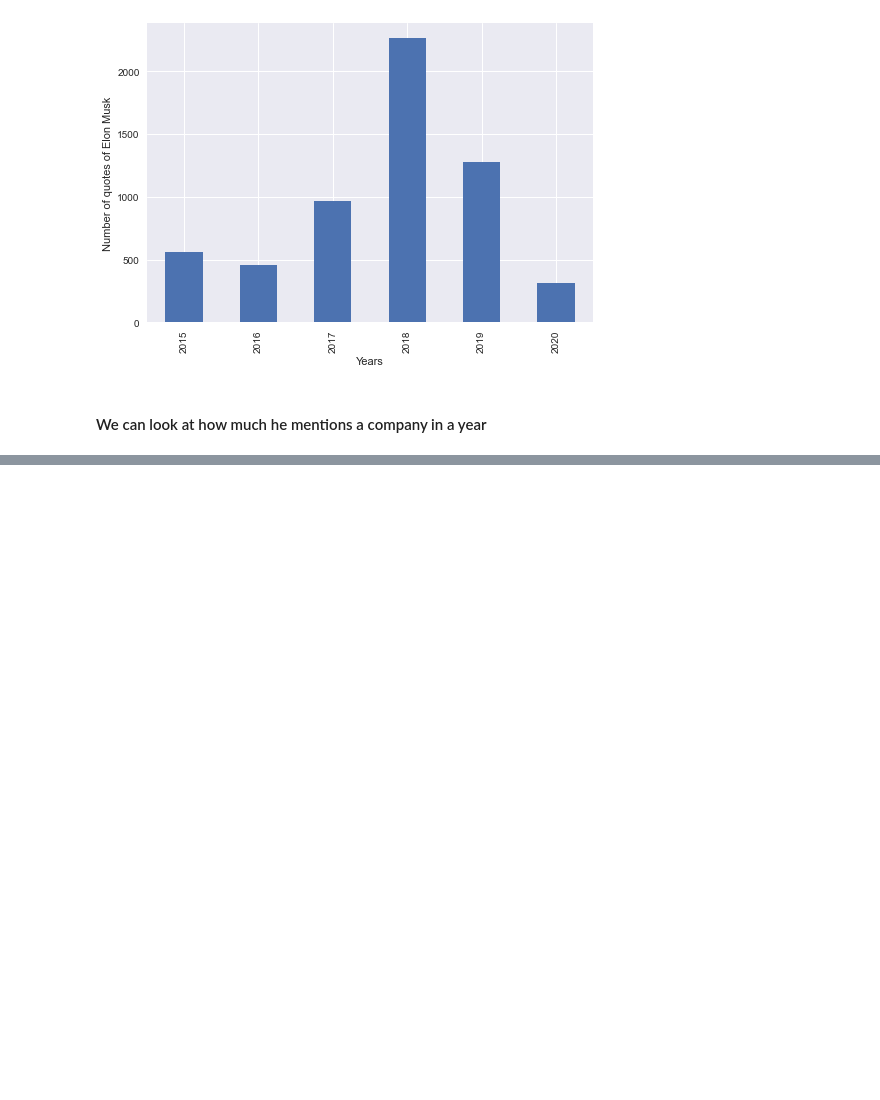
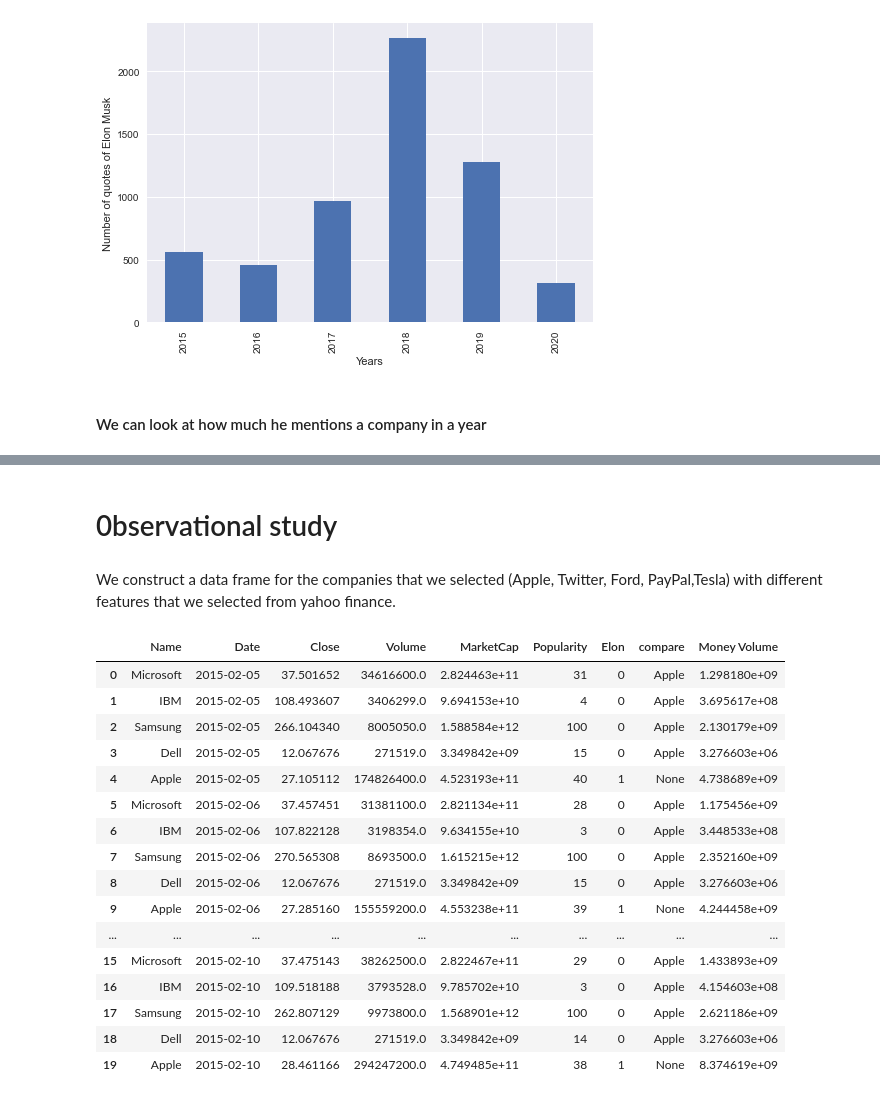
Before and after one commit to LobsterChampage/ada-2021-project-madagascar, a Jupyter notebook: Main.ipynb, the cells around one changed output, grey strips where cells are left out. Cells and saved outputs as stored; diff of their text form; code cells hidden in the pictures; blank space fills up the shorter version.

```diff
--- a/Main.ipynb
+++ b/Main.ipynb
@@ -165,0 +144,4 @@ apples_pol
+# %% [markdown]
+# 0bservational study
+# %% [markdown]
+We construct a data frame for the companies that we selected (Apple, Twitter, Ford, PayPal,Tesla) with different features that we selected from yahoo finance.
@@ -165,0 +159,21 @@ apples_pol
+# %%
+data = pd.read_csv('Data/FinalFeatures.csv.bz2')
+data.head(20)
+# %% [output]
+|  | Name | Date | Close | Volume | MarketCap | Popularity | Elon | compare | Money Volume |
+| 0 | Microsoft | 2015-02-05 | 37.501652 | 34616600.0 | 2.824463e+11 | 31 | 0 | Apple | 1.298180e+09 |
+| 1 | IBM | 2015-02-05 | 108.493607 | 3406299.0 | 9.694153e+10 | 4 | 0 | Apple | 3.695617e+08 |
+| 2 | Samsung | 2015-02-05 | 266.104340 | 8005050.0 | 1.588584e+12 | 100 | 0 | Apple | 2.130179e+09 |
+| 3 | Dell | 2015-02-05 | 12.067676 | 271519.0 | 3.349842e+09 | 15 | 0 | Apple | 3.276603e+06 |
+| 4 | Apple | 2015-02-05 | 27.105112 | 174826400.0 | 4.523193e+11 | 40 | 1 | None | 4.738689e+09 |
+| 5 | Microsoft | 2015-02-06 | 37.457451 | 31381100.0 | 2.821134e+11 | 28 | 0 | Apple | 1.175456e+09 |
+| 6 | IBM | 2015-02-06 | 107.822128 | 3198354.0 | 9.634155e+10 | 3 | 0 | Apple | 3.448533e+08 |
+| 7 | Samsung | 2015-02-06 | 270.565308 | 8693500.0 | 1.615215e+12 | 100 | 0 | Apple | 2.352160e+09 |
+| 8 | Dell | 2015-02-06 | 12.067676 | 271519.0 | 3.349842e+09 | 15 | 0 | Apple | 3.276603e+06 |
+| 9 | Apple | 2015-02-06 | 27.285160 | 155559200.0 | 4.553238e+11 | 39 | 1 | None | 4.244458e+09 |
+| ... | ... | ... | ... | ... | ... | ... | ... | ... | ... |
+| 15 | Microsoft | 2015-02-10 | 37.475143 | 38262500.0 | 2.822467e+11 | 29 | 0 | Apple | 1.433893e+09 |
+| 16 | IBM | 2015-02-10 | 109.518188 | 3793528.0 | 9.785702e+10 | 3 | 0 | Apple | 4.154603e+08 |
+| 17 | Samsung | 2015-02-10 | 262.807129 | 9973800.0 | 1.568901e+12 | 100 | 0 | Apple | 2.621186e+09 |
+| 18 | Dell | 2015-02-10 | 12.067676 | 271519.0 | 3.349842e+09 | 14 | 0 | Apple | 3.276603e+06 |
+| 19 | Apple | 2015-02-10 | 28.461166 | 294247200.0 | 4.749485e+11 | 38 | 1 | None | 8.374619e+09 |
```
Also changed, not shown: parts of 6 cells of this notebook.
